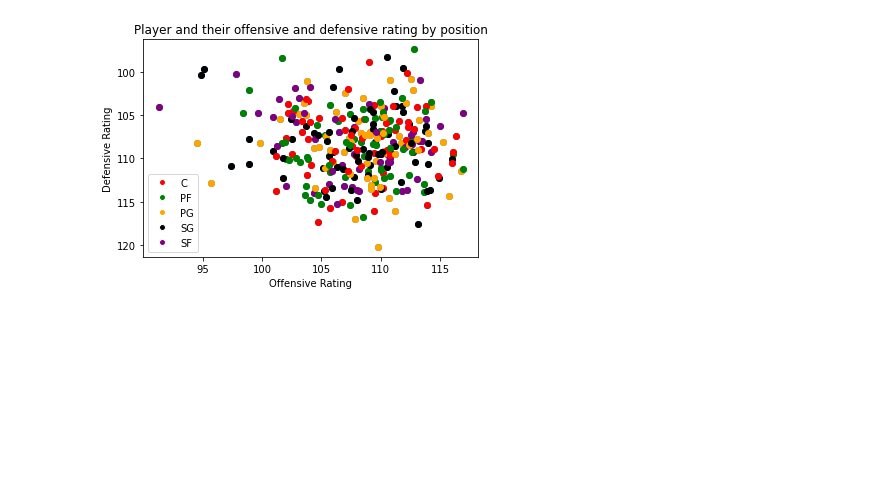
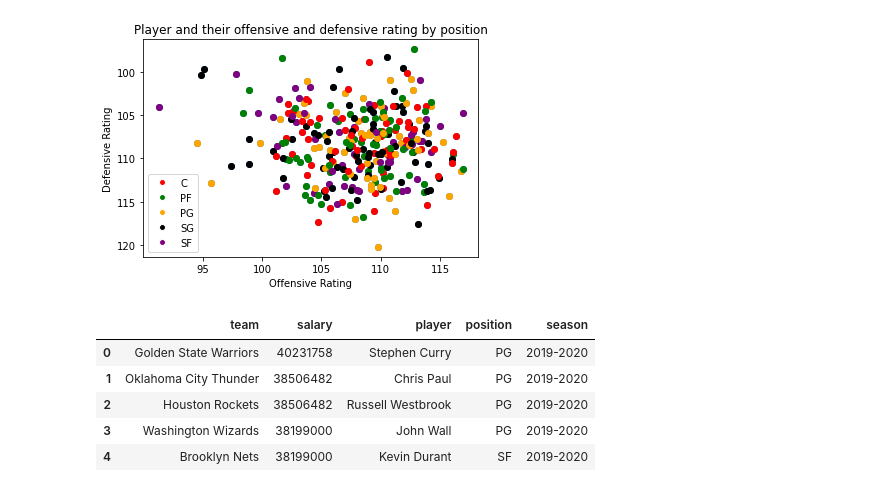
Before and after one commit to fahad-shaik/NBAOffensiveDefensive, a Jupyter notebook: code/main.ipynb, the cells around one changed output. Drawn from its saved outputs; the diff is of its cells as text; code cells hidden in the pictures; blank space fills up the shorter version.

```diff
--- a/code/main.ipynb
+++ b/code/main.ipynb
@@ -505,0 +519,2 @@ plt.show()
+# %%
+df_salary = pd.read_csv('../data/salary_data/nba2019-20_salary.csv')
@@ -505,0 +523,9 @@ plt.show()
+# %%
+df_salary.head()
+# %% [output]
+|  | team | salary | player | position | season |
+| 0 | Golden State Warriors | 40231758 | Stephen Curry | PG | 2019-2020 |
+| 1 | Oklahoma City Thunder | 38506482 | Chris Paul | PG | 2019-2020 |
+| 2 | Houston Rockets | 38506482 | Russell Westbrook | PG | 2019-2020 |
+| 3 | Washington Wizards | 38199000 | John Wall | PG | 2019-2020 |
+| 4 | Brooklyn Nets | 38199000 | Kevin Durant | SF | 2019-2020 |
```
Also changed, not shown: parts of 19 cells of this notebook, 3 other files.
